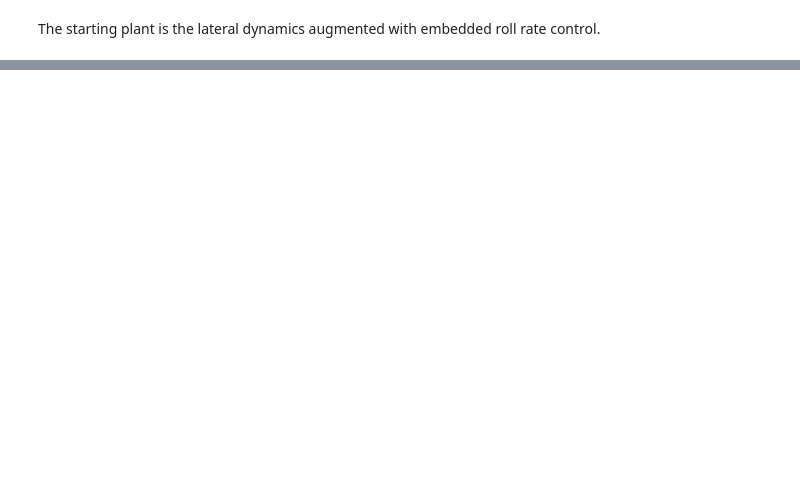
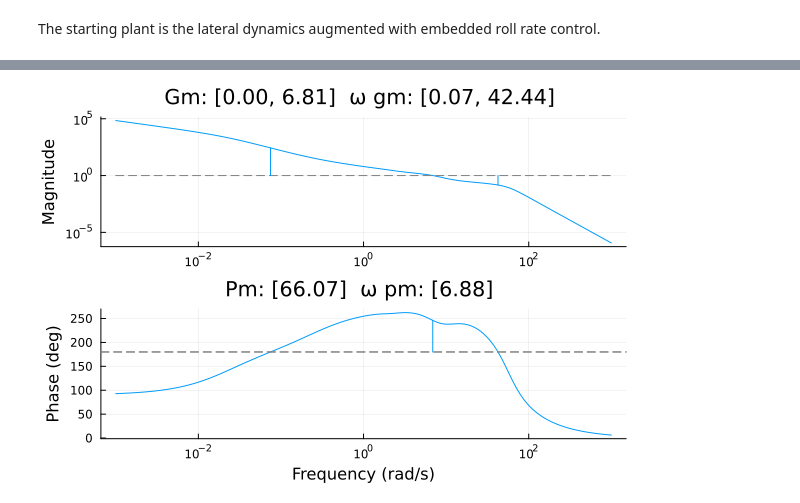
Before and after one commit to e271828e/Flight.jl, a Jupyter notebook: src/aircraft/c172/c172fbw/design/fbw_lat.ipynb, the cells around one changed output, grey strips where cells are left out. Drawn from its saved outputs; the diff is of its cells as text; code cells hidden in the pictures; blank space fills up the shorter version.

```diff
--- a/src/aircraft/c172/c172fbw/design/fbw_lat.ipynb
+++ b/src/aircraft/c172/c172fbw/design/fbw_lat.ipynb
@@ -360,0 +369,2 @@ With state  names: βcmpx1##feedback#399 βcmpx2##feedback#399 pcmpx1##feedback#
+# %%
+p2φ = p_β_MIMO[:φ, :p_dmd]
@@ -360,0 +413,16 @@ With state  names: βcmpx1##feedback#399 βcmpx2##feedback#399 pcmpx1##feedback#
+# %%
+k_p_φ = 6
+k_i_φ = 1.5
+k_d_φ = 0.6
+τ_d_φ = 0.04
+φcmp_tf = k_p_φ + k_i_φ * tf(1, [1,0]) + k_d_φ * tf([1, 0], [τ_d_φ, 1])
+
+φcmp = named_ss(ss(φcmp_tf), :φcmp; u = :φ_err, y = :p_dmd)
+φcmp_p2φ = series(φcmp, p2φ)
+ε_φcmp_p2φ = 1/(1+tf(φcmp_p2φ))
+
+# setPlotScale("dB")
+marginplot(φcmp_p2φ)
+# nyquistplot(c_a2p)
+# %% [output]
+[figure, added]
```
Also changed, not shown: parts of 24 cells of this notebook, 5 other files.
